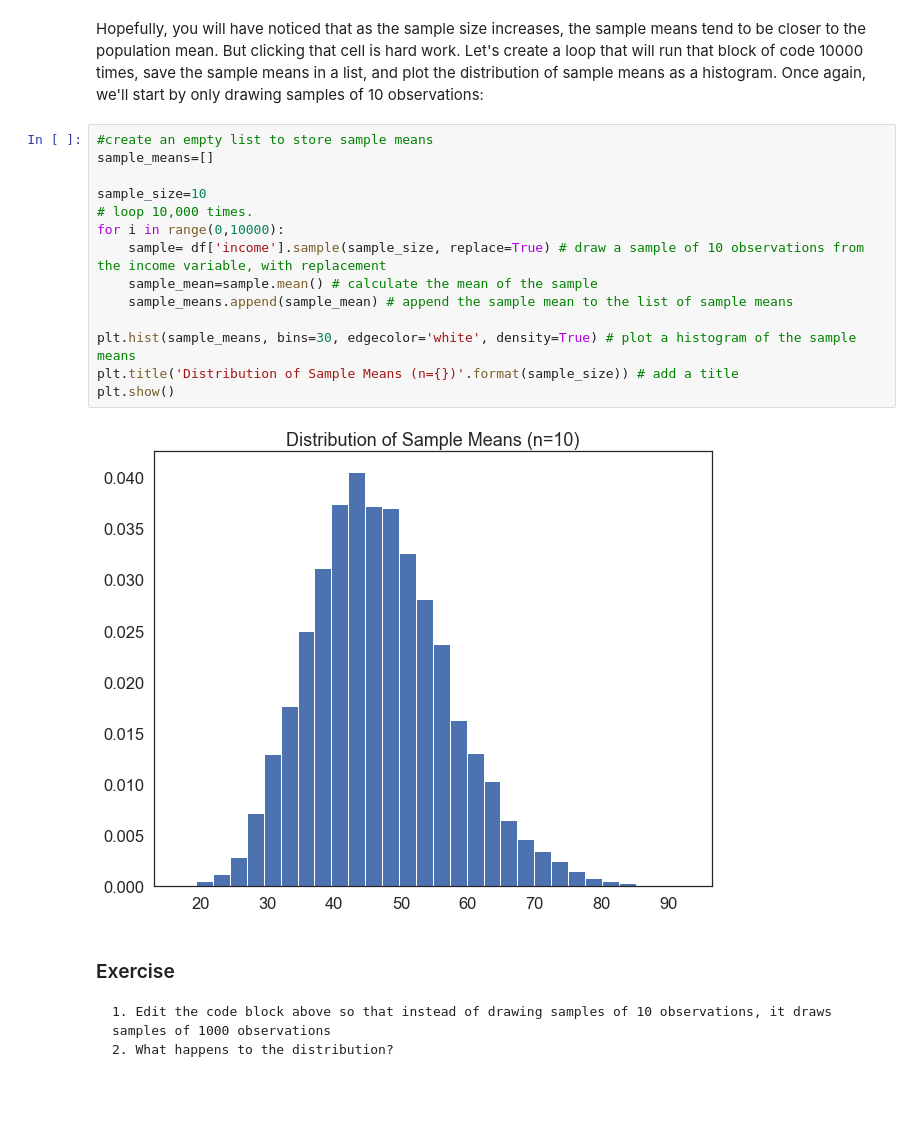
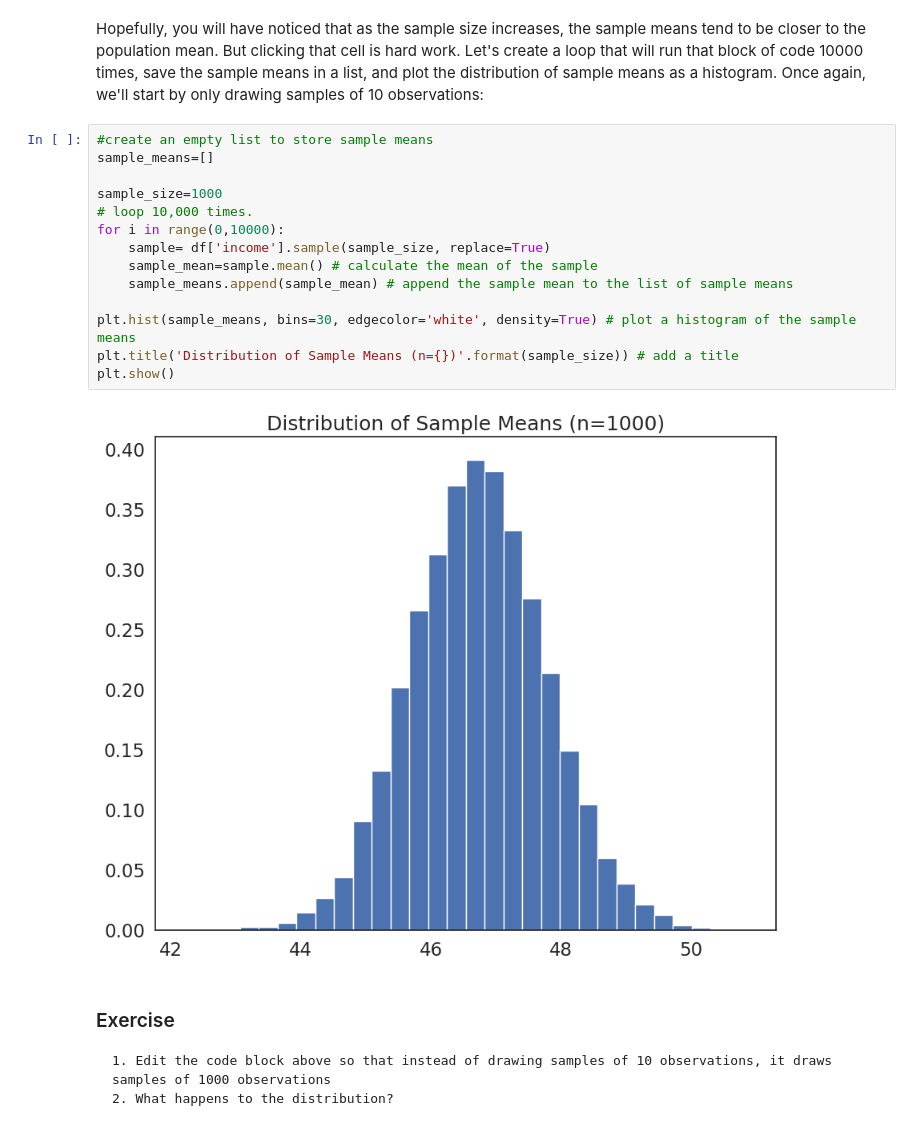
Before and after one commit to wigglyworm88/QM2, a Jupyter notebook: notebooks/W05. Distributions and Basic Statistics.ipynb, the cells around one changed output. Saved outputs shown, nothing was run; the diff lists cells and outputs as text; blank space fills up the shorter version.

```diff
--- a/notebooks/W05. Distributions and Basic Statistics.ipynb
+++ b/notebooks/W05. Distributions and Basic Statistics.ipynb
@@ -449,19 +449,19 @@ Hopefully, you will have noticed that as the sample size increases, the sample m
 # %%
 #create an empty list to store sample means
 sample_means=[]
 
-sample_size=10
+sample_size=1000
 # loop 10,000 times.
 for i in range(0,10000):
-    sample= df['income'].sample(sample_size, replace=True) # draw a sample of 10 observations from the income variable, with replacement
+    sample= df['income'].sample(sample_size, replace=True)
     sample_mean=sample.mean() # calculate the mean of the sample
     sample_means.append(sample_mean) # append the sample mean to the list of sample means
 
 plt.hist(sample_means, bins=30, edgecolor='white', density=True) # plot a histogram of the sample means
 plt.title('Distribution of Sample Means (n={})'.format(sample_size)) # add a title
 plt.show()
 # %% [output]
-[figure, old version]
+[figure, new version]
 # %% [markdown]
 ### Exercise
 
```
Also changed, not shown: parts of 1 cell of this notebook.
